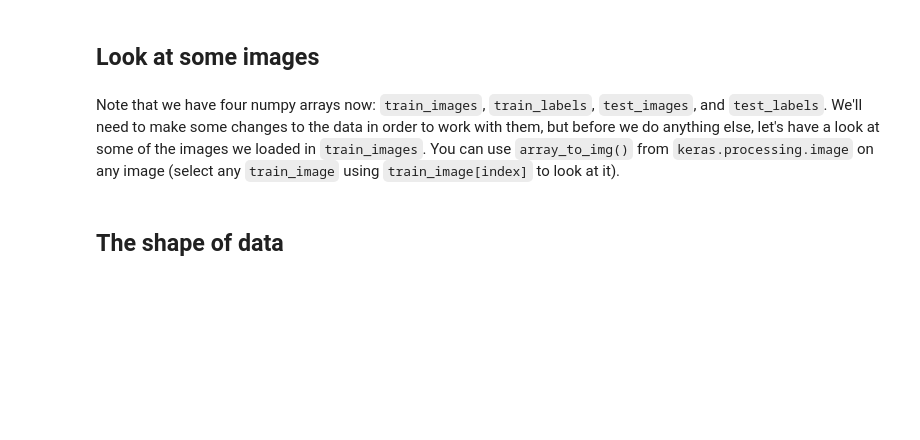
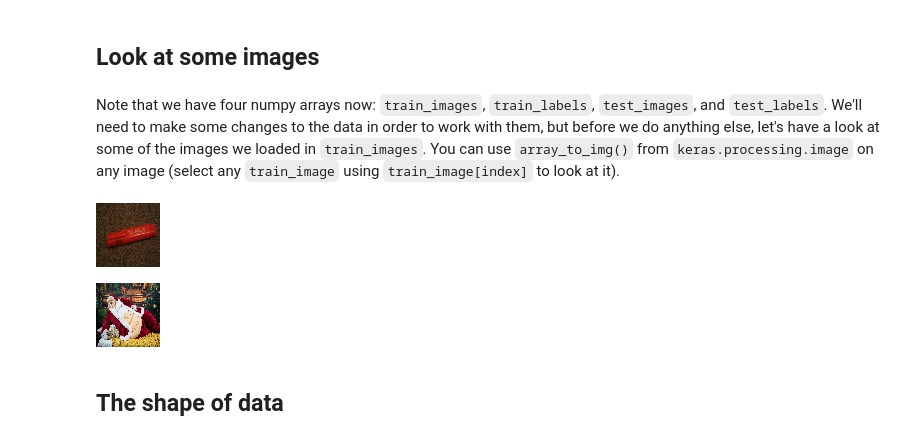
Before and after one commit to dendar/dsc-introduction-to-neural-networks-lab, a Jupyter notebook: index.ipynb, the cells around one changed output. Drawn from its saved outputs; the diff is of its cells as text; code cells hidden in the pictures; blank space fills up the shorter version.

```diff
--- a/index.ipynb
+++ b/index.ipynb
@@ -56,8 +56,14 @@ Found 790 images belonging to 2 classes.
 Note that we have four numpy arrays now: `train_images`, `train_labels`, `test_images`, and `test_labels`. We'll need to make some changes to the data in order to work with them, but before we do anything else, let's have a look at some of the images we loaded in `train_images`. You can use `array_to_img()` from `keras.processing.image` on any image (select any `train_image` using `train_image[index]` to look at it).
 # %%
 # Preview an image
+array_to_img(train_images[10])
+# %% [output]
+[figure, added]
 # %%
 # Preview another image
+array_to_img(train_images[123])
+# %% [output]
+[figure, added]
 # %% [markdown]
 ## The shape of data
 # %% [markdown]
```
Also changed, not shown: parts of 27 cells of this notebook.
